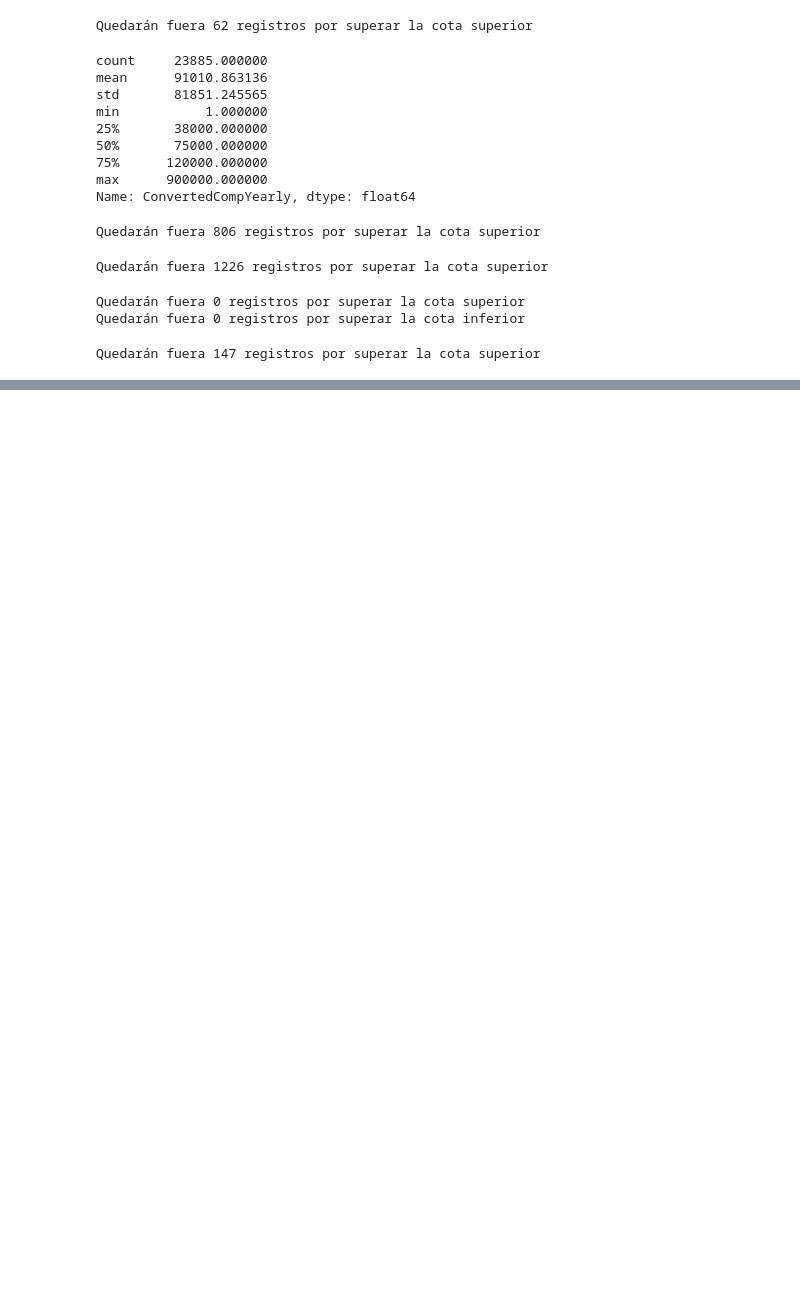
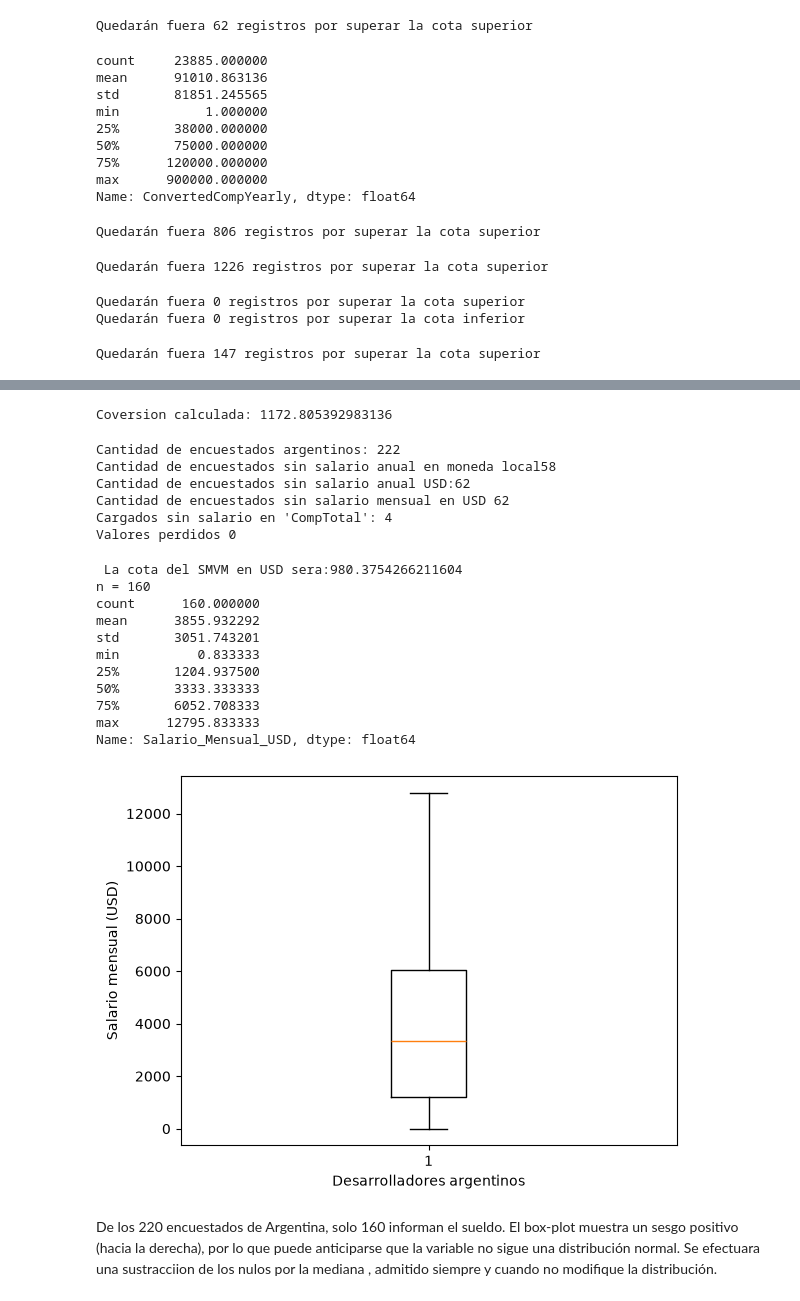
Before and after one commit to MateoGarrido13/StackOverflow-G23, a Jupyter notebook: Grupo23-Fund_C_Datos-StackOverflow.ipynb, the cells around one changed output, grey strips where cells are left out. Cells and saved outputs as stored; diff of their text form; code cells hidden in the pictures; blank space fills up the shorter version.

```diff
--- a/Grupo23-Fund_C_Datos-StackOverflow.ipynb
+++ b/Grupo23-Fund_C_Datos-StackOverflow.ipynb
@@ -597,0 +638,8 @@ df_interes["WorkExp"] = s.mask(
+# %%
+# En principio seleccionampos las variables de interes
+# Agregaremos justamente una columna que refleje el salario mensual de un desarrollador apartir de la converision en USD de su salario anualizado
+
+
+df_arg = df_interes[df_interes['Country']=='Argentina'][['Country','Currency', 'CompTotal', 'ConvertedCompYearly']]
+df_arg["Salario_Mensual_USD"]=  df_arg["ConvertedCompYearly"] / 12
+df_arg.head()
@@ -597,0 +653,72 @@ df_interes["WorkExp"] = s.mask(
+# %%
+
+
+en_pesos = df_arg["Currency"].str.startswith("ARS", na=False)
+conversion = (
+    df_arg.loc[en_pesos, "CompTotal"] / df_arg.loc[en_pesos, "ConvertedCompYearly"]
+).mean()
+print(f"Coversion calculada: {conversion}")
+# %% [output]
+Coversion calculada: 1172.805392983136
+# %%
+# Las filas con CompTotal en 0 no traen ConvertedCompYearly.
+# El resto, si tiene CompTotal cargado y mayor a 0, tiene la conversion.
+cant_arg = len(df_arg)
+sin_conv_usd = df_arg["ConvertedCompYearly"].isna().sum()
+sin_sueldo_anual = df_arg["CompTotal"].isna().sum()
+sin_salario_mensual = df_arg["Salario_Mensual_USD"].isna().sum()
+con_cero = (
+    df_arg["CompTotal"].eq(0) & df_arg["ConvertedCompYearly"].isna()
+).sum()
+valido_sin_conv = (
+    df_arg["ConvertedCompYearly"].isna()
+    & df_arg["CompTotal"].notna()
+    & df_arg["CompTotal"].gt(0)
+).sum()
+
+print(f"Cantidad de encuestados argentinos: {cant_arg}")
+print(f"Cantidad de encuestados sin salario anual en moneda local{sin_sueldo_anual}")
+print(f"Cantidad de encuestados sin salario anual USD:{sin_salario_mensual}")
+print(f"Cantidad de encuestados sin salario mensual en USD {sin_conv_usd}")
+print(f"Cargados sin salario en 'CompTotal': {con_cero}")
+print(f"Valores perdidos {valido_sin_conv}")
+# %% [output]
+Cantidad de encuestados argentinos: 222
+Cantidad de encuestados sin salario anual en moneda local58
+Cantidad de encuestados sin salario anual USD:62
+Cantidad de encuestados sin salario mensual en USD 62
+Cargados sin salario en 'CompTotal': 4
+Valores perdidos 0
+# %%
+# determinamos el salario minimo vital y movil en USD
+SMVM_USD= 1149000/1172
+print(f" La cota del SMVM en USD sera:{SMVM_USD}")
+
+#Filtraremos los nulos
+salario = df_arg["Salario_Mensual_USD"].dropna()
+print(f"n = {salario.size}")
+print(salario.describe())
+
+# un box-plot
+
+import matplotlib.pyplot as plt
+plt.boxplot(salario, vert=True)
+plt.ylabel("Salario mensual (USD)")
+plt.xlabel("Desarrolladores argentinos")
+plt.show()
+# %% [output]
+ La cota del SMVM en USD sera:980.3754266211604
+n = 160
+count      160.000000
+mean      3855.932292
+std       3051.743201
+min          0.833333
+25%       1204.937500
+50%       3333.333333
+75%       6052.708333
+max      12795.833333
+Name: Salario_Mensual_USD, dtype: float64
+[figure, added]
+# %% [markdown]
+De los 220 encuestados de Argentina, solo 160 informan el sueldo. El box-plot muestra un sesgo positivo (hacia la derecha), por lo que puede anticiparse que la variable no sigue una distribución normal.
+Se efectuara una sustracciion de los nulos por la mediana , admitido siempre y cuando no modifique la distribución.
```
Also changed, not shown: parts of 13 cells of this notebook, 2 other files.
